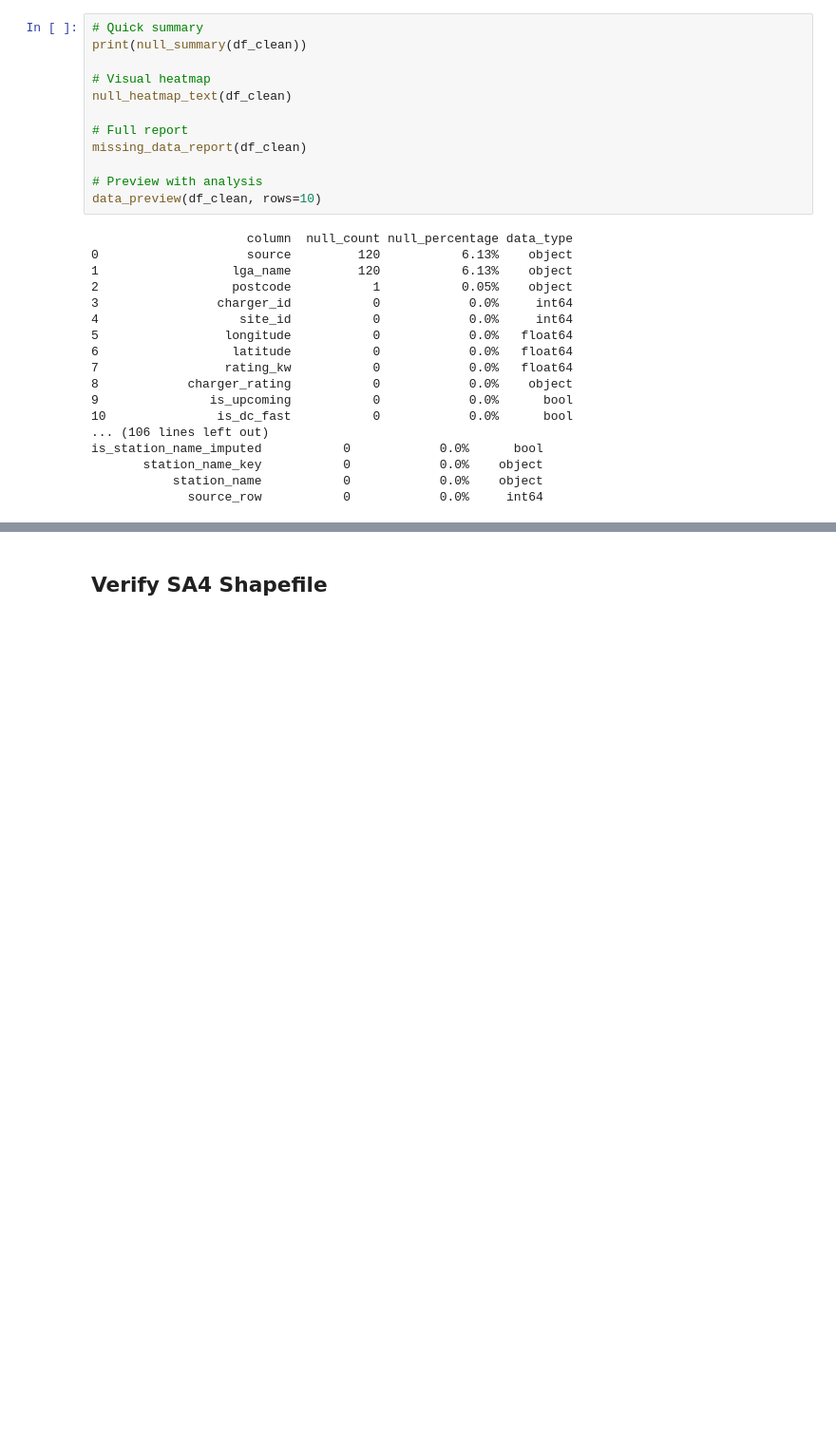
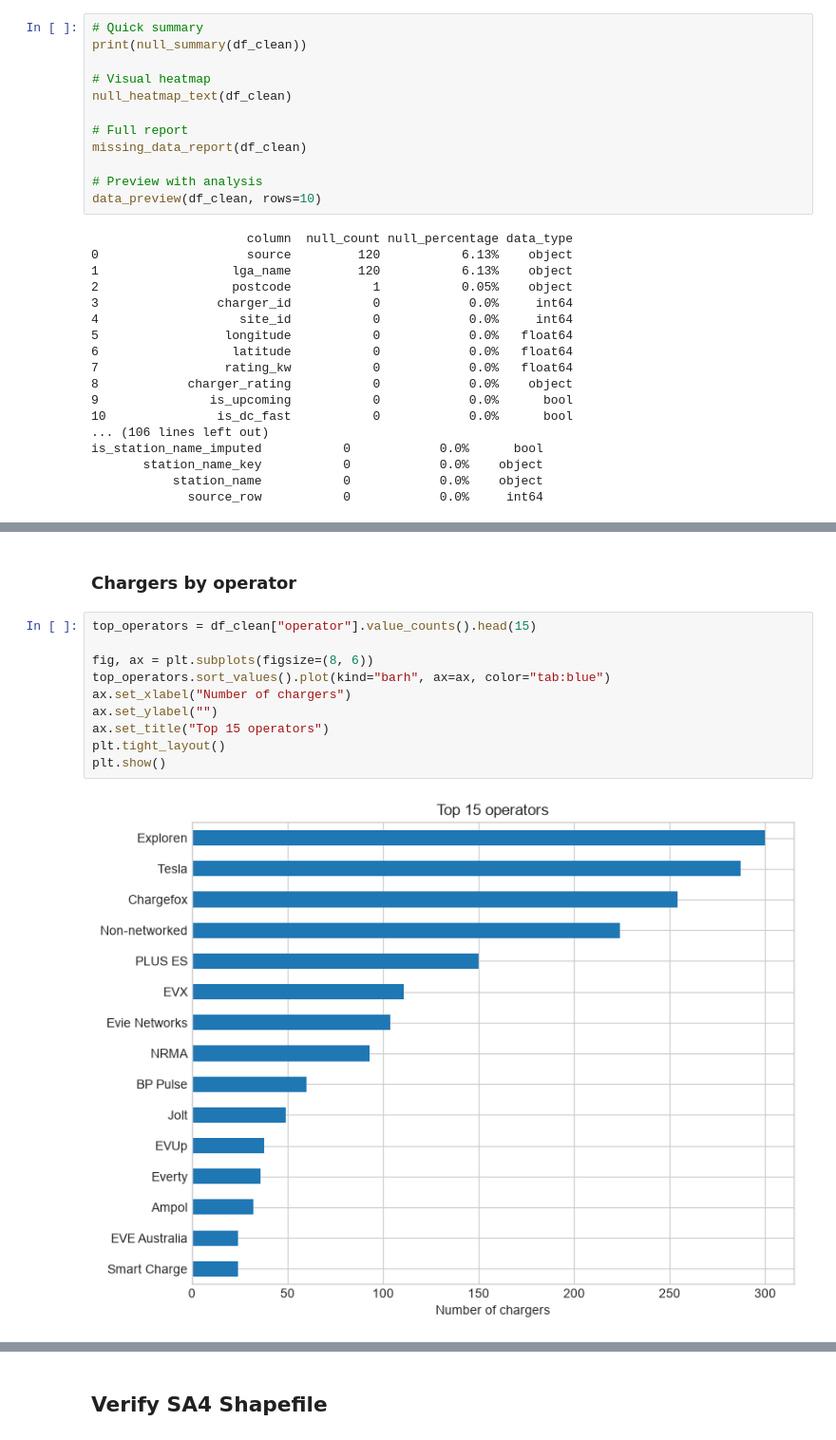
Before and after one commit to gadgil-atharva/charge-grid-nsw, a Jupyter notebook: notebooks/01_explore_data.ipynb, the cells around one changed output, grey strips where cells are left out. Shown at 95% size. Drawn from its saved outputs; the diff is of its cells as text; blank space fills up the shorter version.

```diff
--- a/notebooks/01_explore_data.ipynb
+++ b/notebooks/01_explore_data.ipynb
@@ -652,0 +678,14 @@ is_station_name_imputed           0            0.0%      bool
+# %% [markdown]
+### Chargers by operator
+# %%
+top_operators = df_clean["operator"].value_counts().head(15)
+
+fig, ax = plt.subplots(figsize=(8, 6))
+top_operators.sort_values().plot(kind="barh", ax=ax, color="tab:blue")
+ax.set_xlabel("Number of chargers")
+ax.set_ylabel("")
+ax.set_title("Top 15 operators")
+plt.tight_layout()
+plt.show()
+# %% [output]
+[figure, added]
```
Also changed, not shown: parts of 18 cells of this notebook, 2 other files.
